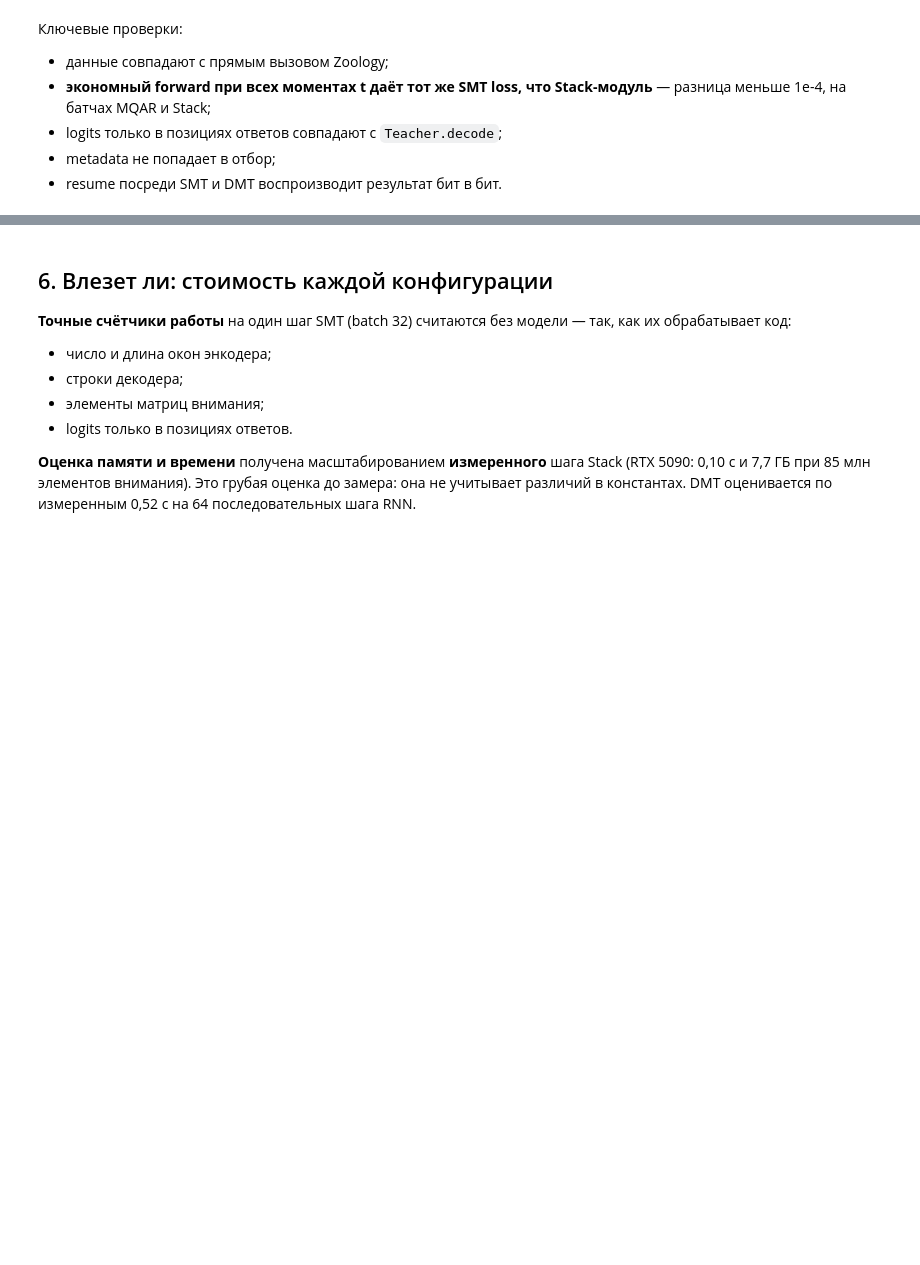
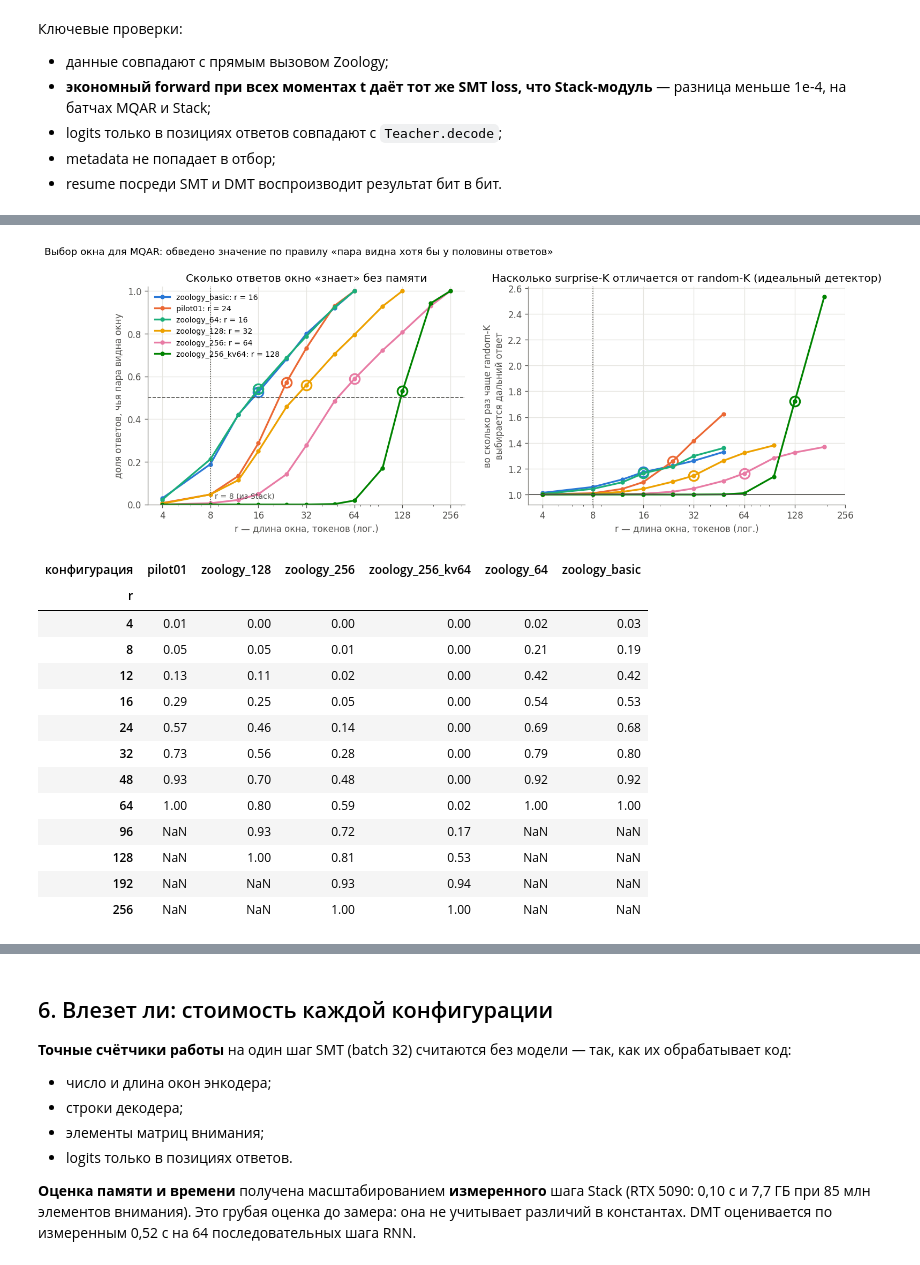
Before and after one commit to RomadovaIrina/smtMemUp, a Jupyter notebook: 03_smt_memup_mqar.ipynb, the cells around one changed output, grey strips where cells are left out. Cells and saved outputs as stored; diff of their text form; code cells hidden in the pictures; blank space fills up the shorter version.

```diff
--- a/03_smt_memup_mqar.ipynb
+++ b/03_smt_memup_mqar.ipynb
@@ -192,3 +203,45 @@ OK  Evaluation, retention probe, idealised-detector selection audit run and are
+# %%
+sweeps = []
+for name, b in data.items():
+    t = Q.window_sweep(Q.candidate(name), b); t["конфигурация"] = name; sweeps.append(t)
+sweep = pd.concat(sweeps, ignore_index=True)
+sweep.to_csv(OUT / "table_window_sweep.csv", index=False)
+fig, ax = plt.subplots(1, 2, figsize=(14, 4.4))
+for name in Q.CANDIDATES:
+    t = sweep[sweep.конфигурация == name]; r0 = Q.candidate(name).local_window
+    ax[0].plot(t.r, t.pair_visible, marker="o", ms=4, color=CONFIG_COLOR[name], label=f"{name}: r = {r0}")
+    ax[0].plot([r0], [float(t[t.r == r0].pair_visible.iloc[0])], marker="o", ms=11, mfc="none", mec=CONFIG_COLOR[name], mew=2)
+    ax[1].plot(t.r, t.lift, marker="o", ms=4, color=CONFIG_COLOR[name])
+    ax[1].plot([r0], [float(t[t.r == r0].lift.iloc[0])], marker="o", ms=11, mfc="none", mec=CONFIG_COLOR[name], mew=2)
+ax[0].axhline(.5, color=MUTED, ls="--", lw=1); ax[0].axvline(8, color=MUTED, ls=":", lw=1)
+ax[0].text(8.5, .03, "r = 8 (из Stack)", color=MUTED, fontsize=8.5)
+ax[0].set(xscale="log", xlabel="r — длина окна, токенов (лог.)", ylabel="доля ответов, чья пара видна окну",
+          title="Сколько ответов окно «знает» без памяти", ylim=(0, 1.02))
+ax[0].set_xticks([4, 8, 16, 32, 64, 128, 256], ["4", "8", "16", "32", "64", "128", "256"])
+ax[0].legend(fontsize=8.5, loc="upper left")
+ax[1].axhline(1, color=MUTED, lw=1); ax[1].axvline(8, color=MUTED, ls=":", lw=1)
+ax[1].set(xscale="log", xlabel="r — длина окна, токенов (лог.)",
+          ylabel="во сколько раз чаще random-K\nвыбирается дальний ответ", title="Насколько surprise-K отличается от random-K (идеальный детектор)")
+ax[1].set_xticks([4, 8, 16, 32, 64, 128, 256], ["4", "8", "16", "32", "64", "128", "256"])
+fig.suptitle("Выбор окна для MQAR: обведено значение по правилу «пара видна хотя бы у половины ответов»", x=.01, y=1.02, ha="left", fontsize=11)
+save(fig, "fig2b_window")
+display(sweep.pivot(index="r", columns="конфигурация", values="pair_visible").round(2))
+# %% [output]
+[figure, added]
+| конфигурация | pilot01 | zoology_128 | zoology_256 | zoology_256_kv64 | zoology_64 | zoology_basic |
+| r |  |  |  |  |  |  |
+| 4 | 0.01 | 0.00 | 0.00 | 0.00 | 0.02 | 0.03 |
+| 8 | 0.05 | 0.05 | 0.01 | 0.00 | 0.21 | 0.19 |
+| 12 | 0.13 | 0.11 | 0.02 | 0.00 | 0.42 | 0.42 |
+| 16 | 0.29 | 0.25 | 0.05 | 0.00 | 0.54 | 0.53 |
+| 24 | 0.57 | 0.46 | 0.14 | 0.00 | 0.69 | 0.68 |
+| 32 | 0.73 | 0.56 | 0.28 | 0.00 | 0.79 | 0.80 |
+| 48 | 0.93 | 0.70 | 0.48 | 0.00 | 0.92 | 0.92 |
+| 64 | 1.00 | 0.80 | 0.59 | 0.02 | 1.00 | 1.00 |
+| 96 | NaN | 0.93 | 0.72 | 0.17 | NaN | NaN |
+| 128 | NaN | 1.00 | 0.81 | 0.53 | NaN | NaN |
+| 192 | NaN | NaN | 0.93 | 0.94 | NaN | NaN |
+| 256 | NaN | NaN | 1.00 | 1.00 | NaN | NaN |
 # %%
 sel_rows = []
 for name, b in data.items():
```
Also changed, not shown: parts of 12 cells of this notebook, 10 other files.
